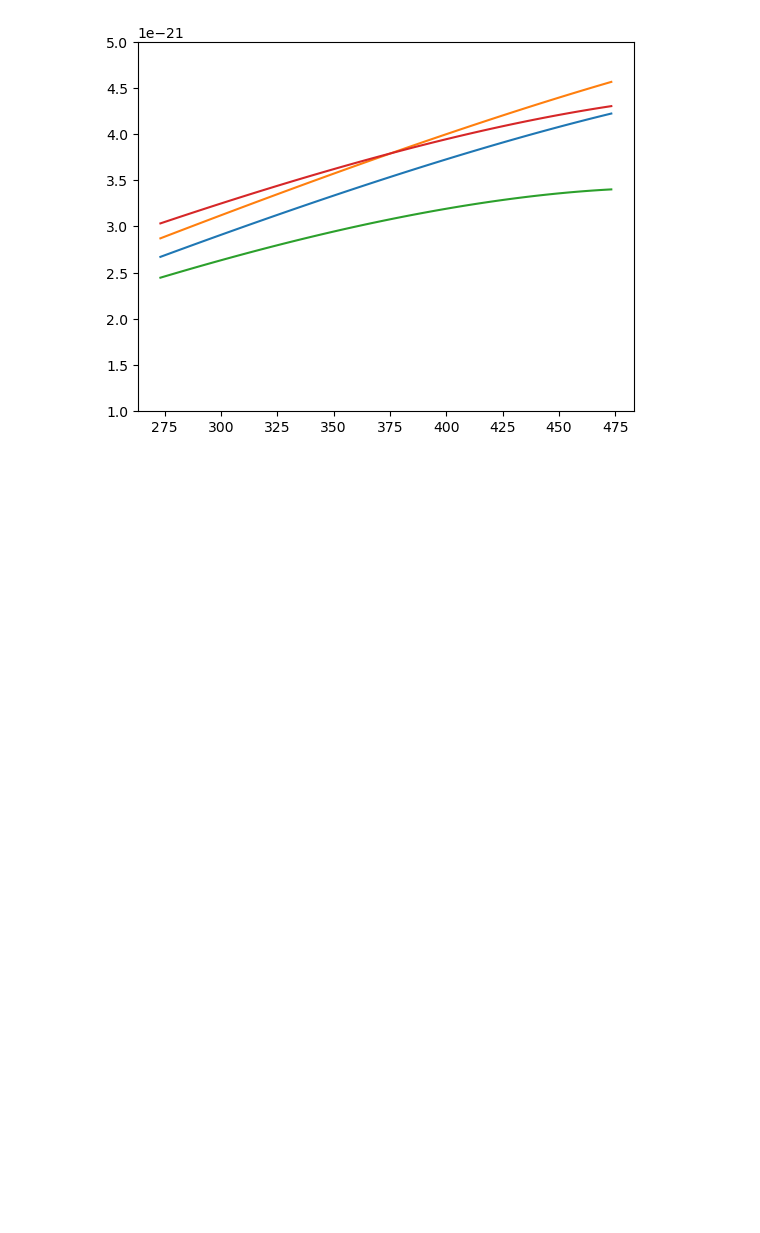
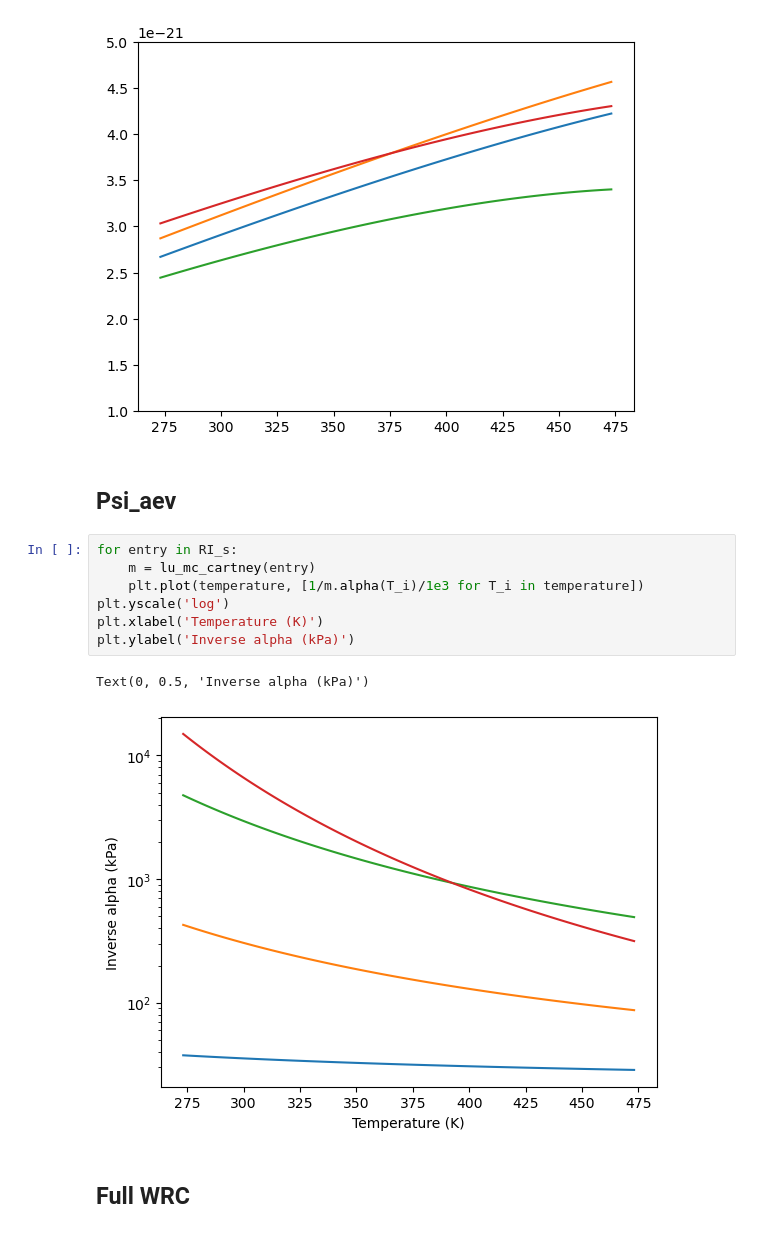
Before and after one commit to joergbuchwald/Lu_McCartney_WRC, a Jupyter notebook: wrc_verifaction.ipynb, the cells around one changed output. Saved outputs shown, nothing was run; the diff lists cells and outputs as text; blank space fills up the shorter version.

```diff
--- a/wrc_verifaction.ipynb
+++ b/wrc_verifaction.ipynb
@@ -231,3 +231,17 @@ plt.ylim(1e-21, 5e-21)
 # %% [output]
 (1e-21, 5e-21)
 [figure]
+# %% [markdown]
+## Psi_aev
+# %%
+for entry in RI_s:
+    m = lu_mc_cartney(entry)
+    plt.plot(temperature, [1/m.alpha(T_i)/1e3 for T_i in temperature])
+plt.yscale('log')
+plt.xlabel('Temperature (K)')
+plt.ylabel('Inverse alpha (kPa)')
+# %% [output]
+Text(0, 0.5, 'Inverse alpha (kPa)')
+[figure, added]
+# %% [markdown]
+## Full WRC
```
Also changed, not shown: parts of 11 cells of this notebook, 1 other file.
